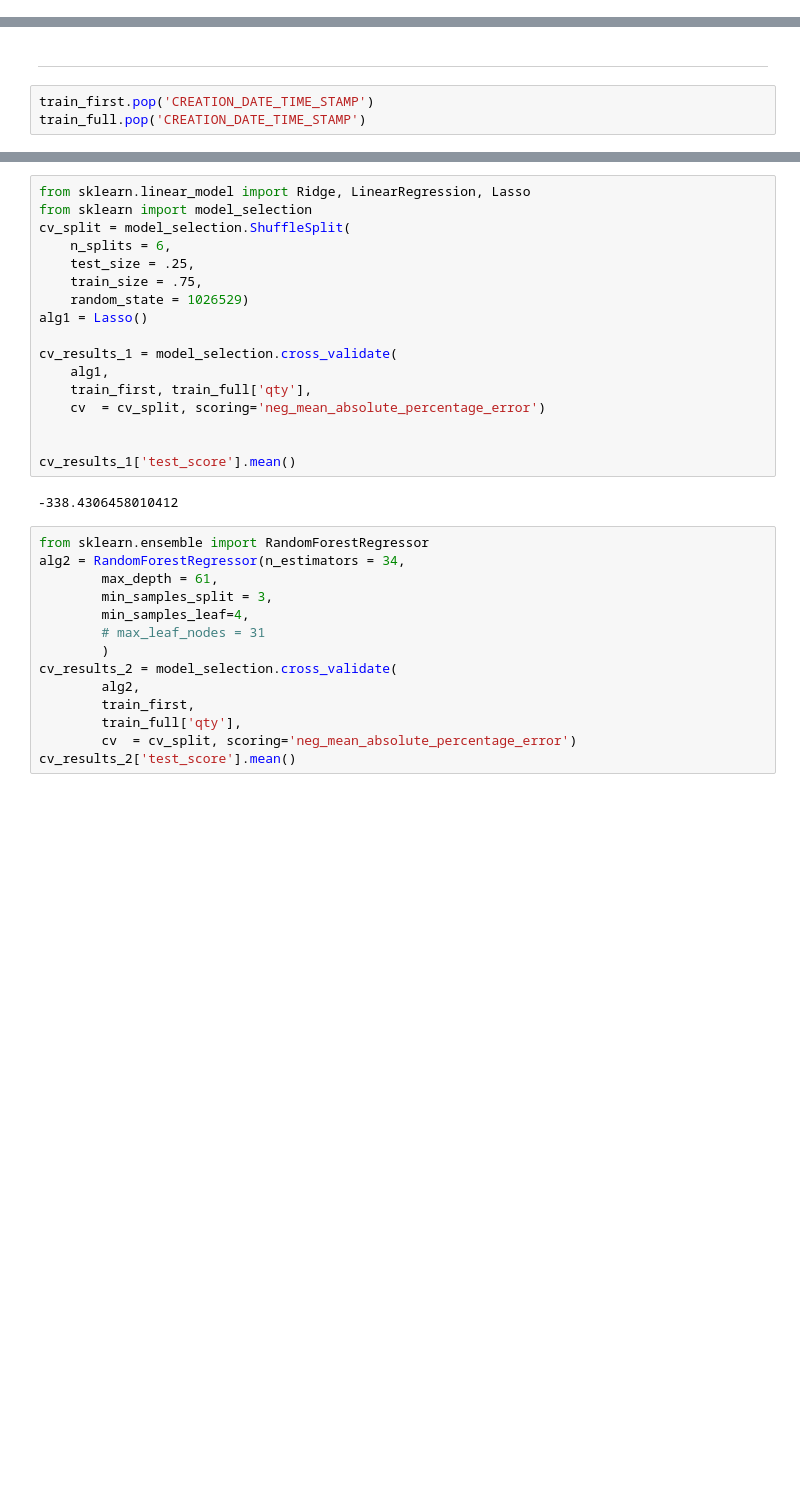
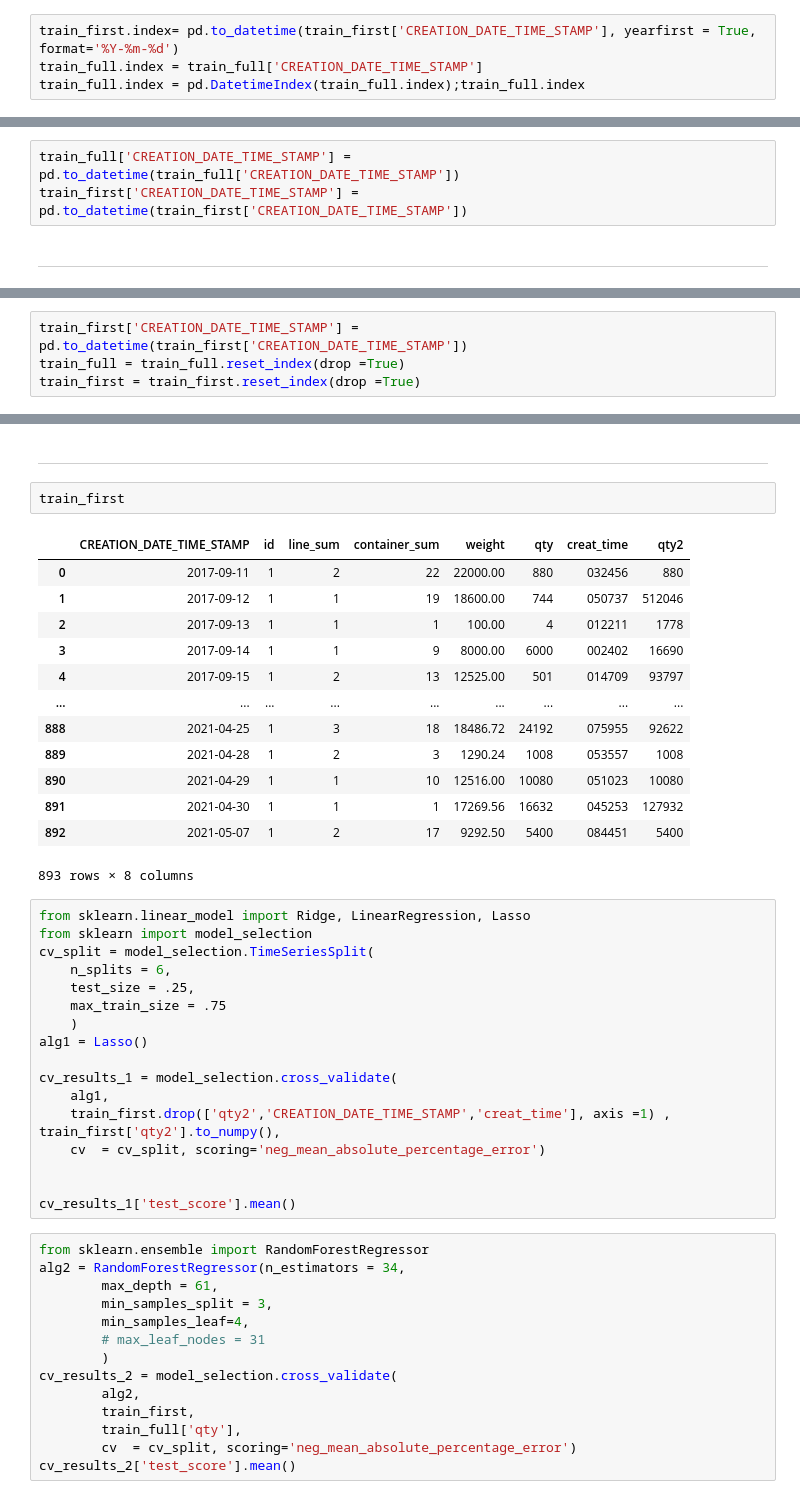
Before and after one commit to fyenne/play3_timeseries, a Jupyter notebook: hpi_out.ipynb, the cells around one changed output, grey strips where cells are left out. Drawn from its saved outputs; the diff is of its cells as text; blank space fills up the shorter version.

```diff
--- a/hpi_out.ipynb
+++ b/hpi_out.ipynb
@@ -176,0 +144,4 @@ sns.lineplot(x = 'index', y  ='qty', data = plt1)
+# %%
+train_first.index= pd.to_datetime(train_first['CREATION_DATE_TIME_STAMP'], yearfirst = True,  format='%Y-%m-%d')
+train_full.index = train_full['CREATION_DATE_TIME_STAMP']
+train_full.index = pd.DatetimeIndex(train_full.index);train_full.index
@@ -177,5 +157,5 @@ sns.lineplot(x = 'index', y  ='qty', data = plt1)
+# %%
+train_full['CREATION_DATE_TIME_STAMP'] = pd.to_datetime(train_full['CREATION_DATE_TIME_STAMP'])
+train_first['CREATION_DATE_TIME_STAMP'] = pd.to_datetime(train_first['CREATION_DATE_TIME_STAMP'])
 # %% [markdown]
 ---
-# %%
-train_first.pop('CREATION_DATE_TIME_STAMP')
-train_full.pop('CREATION_DATE_TIME_STAMP')
@@ -181,0 +230,4 @@ train_full.pop('CREATION_DATE_TIME_STAMP')
+# %%
+train_first['CREATION_DATE_TIME_STAMP'] = pd.to_datetime(train_first['CREATION_DATE_TIME_STAMP'])
+train_full = train_full.reset_index(drop =True)
+train_first = train_first.reset_index(drop =True)
@@ -182,22 +336,38 @@ train_full.pop('CREATION_DATE_TIME_STAMP')
+# %% [markdown]
+---
+# %%
+train_first
+# %% [output]
+|  | CREATION_DATE_TIME_STAMP | id | line_sum | container_sum | weight | qty | creat_time | qty2 |
+| 0 | 2017-09-11 | 1 | 2 | 22 | 22000.00 | 880 | 032456 | 880 |
+| 1 | 2017-09-12 | 1 | 1 | 19 | 18600.00 | 744 | 050737 | 512046 |
+| 2 | 2017-09-13 | 1 | 1 | 1 | 100.00 | 4 | 012211 | 1778 |
+| 3 | 2017-09-14 | 1 | 1 | 9 | 8000.00 | 6000 | 002402 | 16690 |
+| 4 | 2017-09-15 | 1 | 2 | 13 | 12525.00 | 501 | 014709 | 93797 |
+| ... | ... | ... | ... | ... | ... | ... | ... | ... |
+| 888 | 2021-04-25 | 1 | 3 | 18 | 18486.72 | 24192 | 075955 | 92622 |
+| 889 | 2021-04-28 | 1 | 2 | 3 | 1290.24 | 1008 | 053557 | 1008 |
+| 890 | 2021-04-29 | 1 | 1 | 10 | 12516.00 | 10080 | 051023 | 10080 |
+| 891 | 2021-04-30 | 1 | 1 | 1 | 17269.56 | 16632 | 045253 | 127932 |
+| 892 | 2021-05-07 | 1 | 2 | 17 | 9292.50 | 5400 | 084451 | 5400 |
+893 rows × 8 columns
 # %%
 from sklearn.linear_model import Ridge, LinearRegression, Lasso
 from sklearn import model_selection
-cv_split = model_selection.ShuffleSplit(
+cv_split = model_selection.TimeSeriesSplit(
     n_splits = 6,
     test_size = .25,
-    train_size = .75,
-    random_state = 1026529)
+    max_train_size = .75
+    )
 alg1 = Lasso()
 
 cv_results_1 = model_selection.cross_validate(
     alg1,
-    train_first, train_full['qty'],
+    train_first.drop(['qty2','CREATION_DATE_TIME_STAMP','creat_time'], axis =1) , train_first['qty2'].to_numpy(),
     cv  = cv_split, scoring='neg_mean_absolute_percentage_error')
 
 
 cv_results_1['test_score'].mean()
-# %% [output]
--338.4306458010412
 # %%
 from sklearn.ensemble import RandomForestRegressor
 alg2 = RandomForestRegressor(n_estimators = 34,
```
Also changed, not shown: parts of 23 cells of this notebook.
